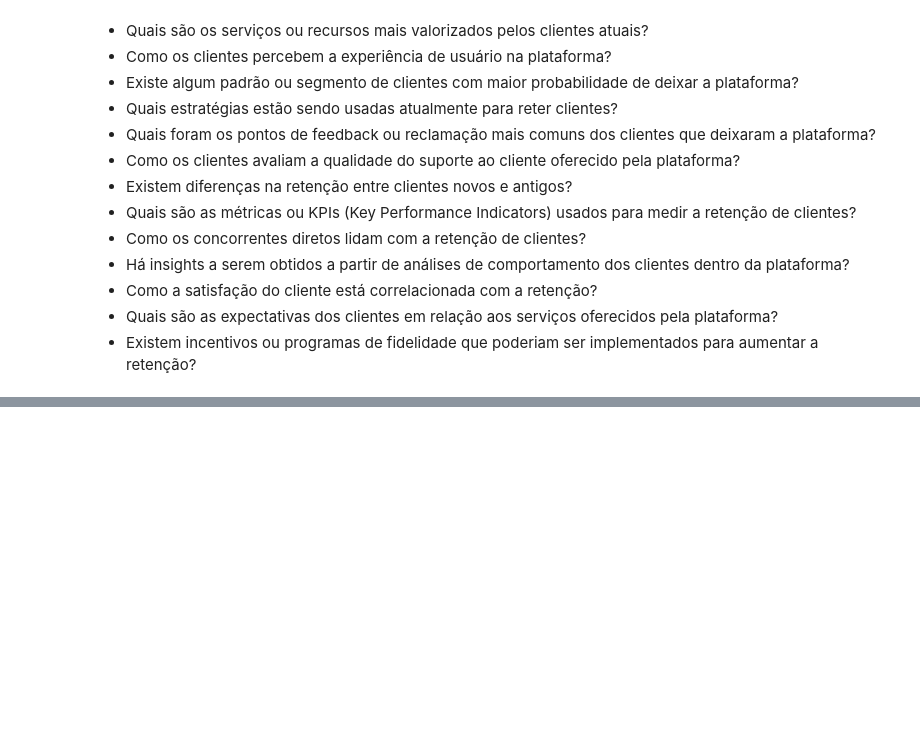
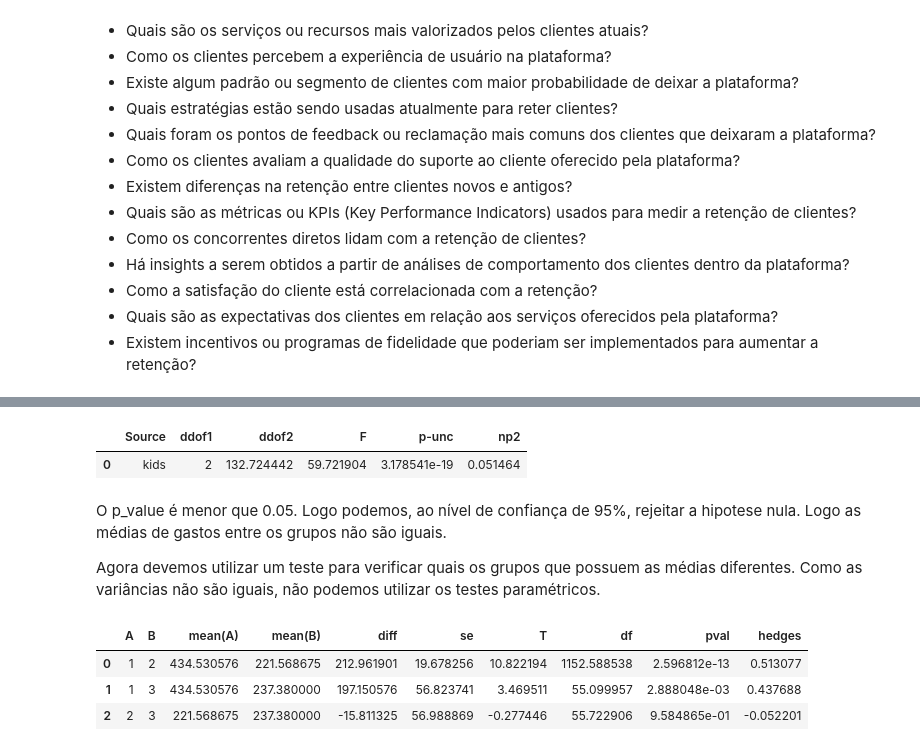
Before and after one commit to VanGaigher/Ifood, a Jupyter notebook: PF_Ifood-checkpoint.ipynb, the cells around one changed output, grey strips where cells are left out. Saved outputs shown, nothing was run; the diff lists cells and outputs as text; code cells hidden in the pictures; blank space fills up the shorter version.

```diff
--- a/PF_Ifood-checkpoint.ipynb
+++ b/PF_Ifood-checkpoint.ipynb
@@ -14,7 +14,7 @@ import seaborn as sns
 import matplotlib.pyplot as plt
 # %%
 # carregando o dataset
-df = pd.read_csv('C:/Users/vanes/OneDrive/Documentos/EBA/Estatistica/Estatistica Descritiva/Para casa/mkt_data.csv')
+df = pd.read_csv('C:/Users/vanes/OneDrive/Documentos/EBA/Estatistica/Estatistica Descritiva/Ifood_project/mkt_data.csv')
 # %%
 df.head()
 # %% [output]
@@ -423,0 +437,8 @@ Compreender a relação entre nível educacional, salário e gastos pode direcio
+# %%
+# Criando coluna de despesas dos que tem filhos
+
+df['expenses_kids'] = df[df['kids']!=0]['expenses']
+
+# Criando coluna de despesas dos que não tem filhos
+
+df['expenses_no_kids'] = df[df['kids']== 0]['expenses']
@@ -423,0 +556,22 @@ Compreender a relação entre nível educacional, salário e gastos pode direcio
+# %%
+import pingouin as pg
+
+com_filhos = df[df['kids'] != 0]
+
+pg.welch_anova(dv='expenses',between='kids',data=com_filhos)
+# %% [output]
+|  | Source | ddof1 | ddof2 | F | p-unc | np2 |
+| 0 | kids | 2 | 132.724442 | 59.721904 | 3.178541e-19 | 0.051464 |
+# %% [markdown]
+O p_value é menor que 0.05. Logo podemos, ao nível de confiança de 95%, rejeitar a hipotese nula. Logo as médias de gastos entre os grupos não são iguais.
+
+Agora devemos utilizar um teste para verificar quais os grupos que possuem as médias diferentes. Como as variâncias não são iguais, não podemos utilizar os testes paramétricos.
+# %%
+# Utilizando o teste games Howell
+
+pg.pairwise_gameshowell(dv='expenses',between='kids',data=com_filhos)
+# %% [output]
+|  | A | B | mean(A) | mean(B) | diff | se | T | df | pval | hedges |
+| 0 | 1 | 2 | 434.530576 | 221.568675 | 212.961901 | 19.678256 | 10.822194 | 1152.588538 | 2.596812e-13 | 0.513077 |
+| 1 | 1 | 3 | 434.530576 | 237.380000 | 197.150576 | 56.823741 | 3.469511 | 55.099957 | 2.888048e-03 | 0.437688 |
+| 2 | 2 | 3 | 221.568675 | 237.380000 | -15.811325 | 56.988869 | -0.277446 | 55.722906 | 9.584865e-01 | -0.052201 |
```
Also changed, not shown: parts of 21 cells of this notebook.
